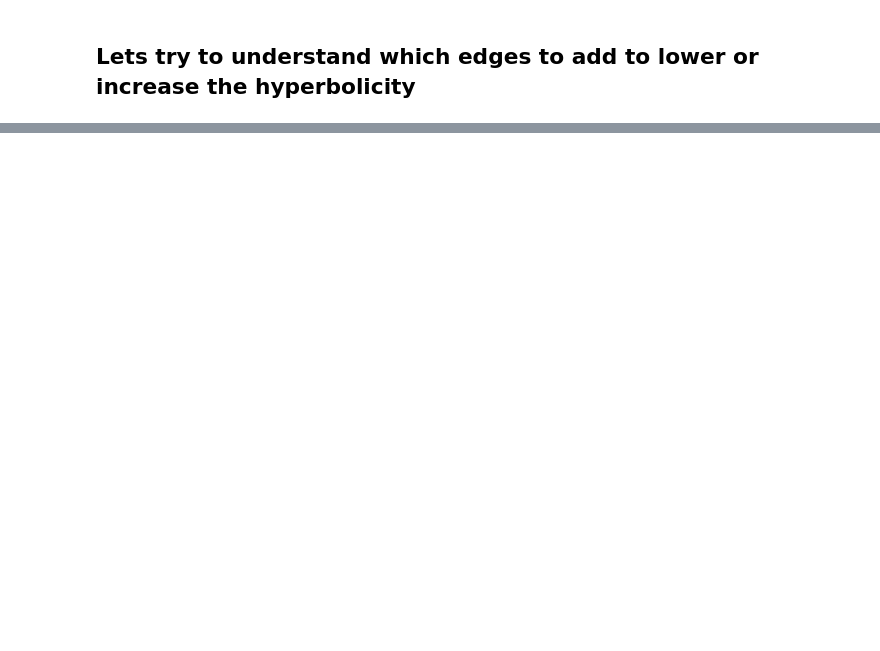
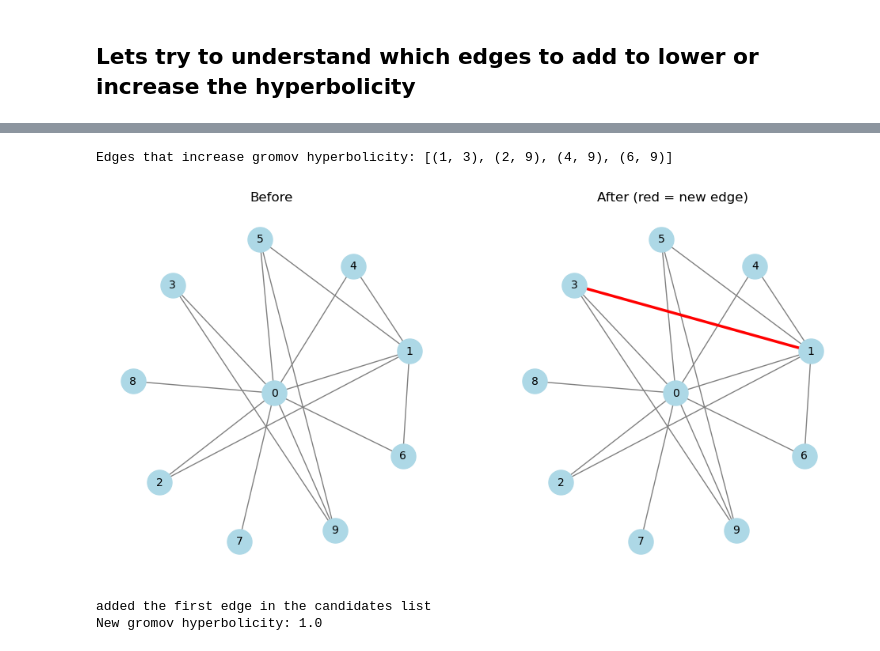
Before and after one commit to ClaudioFantasia/local_hyperbolicity_in_graphs, a Jupyter notebook: notebooks/hyperbolicity_testing.ipynb, the cells around one changed output, grey strips where cells are left out. Cells and saved outputs as stored; diff of their text form; code cells hidden in the pictures; blank space fills up the shorter version.

```diff
--- a/notebooks/hyperbolicity_testing.ipynb
+++ b/notebooks/hyperbolicity_testing.ipynb
@@ -373,0 +511,26 @@ Archi selezionati: [(0, 2), (0, 3), (1, 3), (1, 4), (2, 4)]
+# %%
+print(f"Edges that increase gromov hyperbolicity: {result_edges}")
+if result_edges:
+
+    fig, axes = plt.subplots(1, 2, figsize=(12, 6))
+
+
+
+
+    tmp_draw_graph(G, pos, ax=axes[0], title="Before")
+
+
+
+    G.add_edge(*result_edges[0])
+
+    tmp_draw_graph(G, pos, ax=axes[1], highlight_edges=[result_edges[0]], title="After (red = new edge)")
+
+    plt.show()
+
+    print('added the first edge in the candidates list')
+    print(f"New gromov hyperbolicity: {gromov_hyperbolicity(G)}")
+# %% [output]
+Edges that increase gromov hyperbolicity: [(1, 3), (2, 9), (4, 9), (6, 9)]
+[figure, added]
+added the first edge in the candidates list
+New gromov hyperbolicity: 1.0
```
Also changed, not shown: parts of 23 cells of this notebook, 6 other files.
